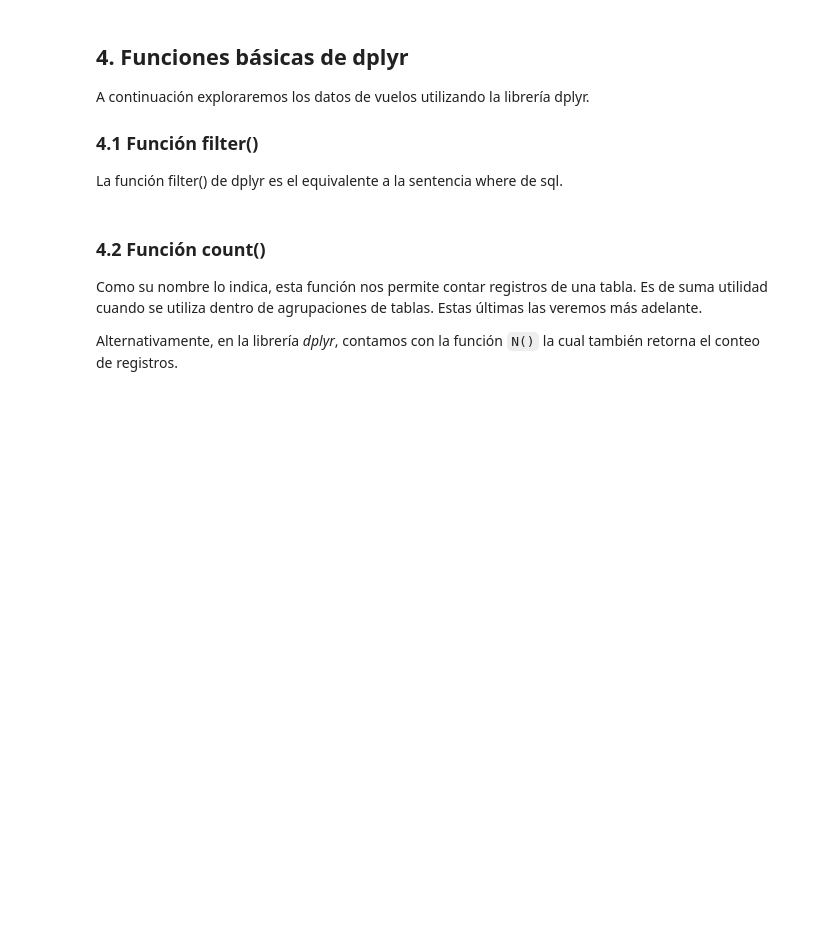
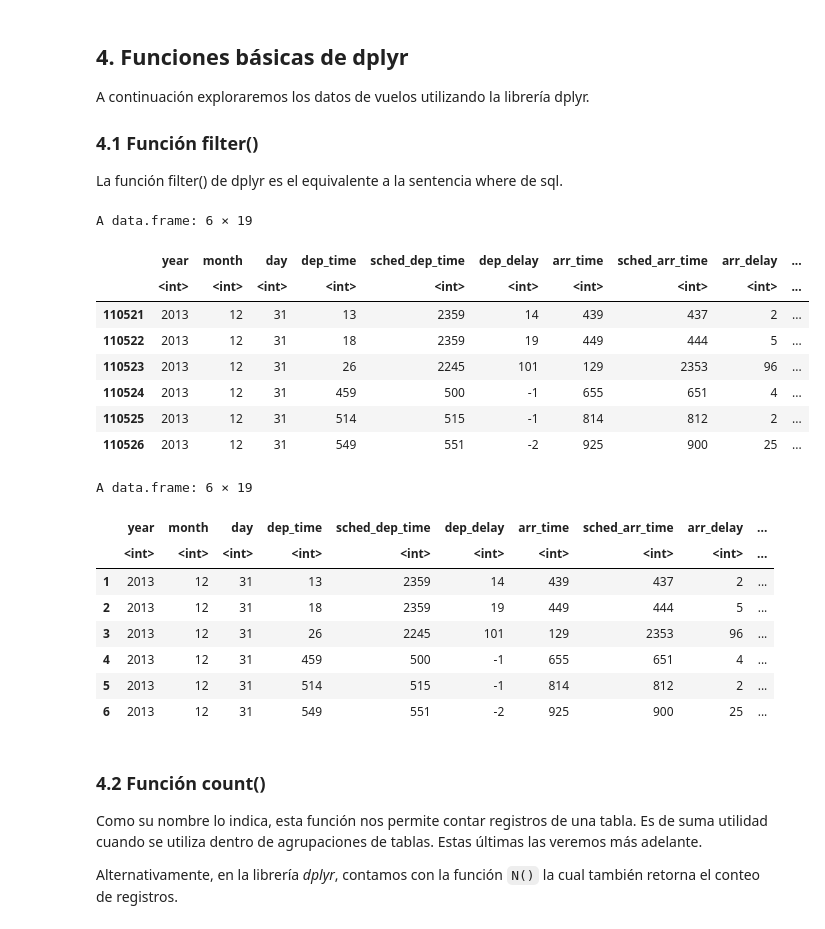
Before and after one commit to HaroldConley/diplomado_BD, a Jupyter notebook: Clase3/Clase3_01_manipulacion_de_tablas_I.ipynb, the cells around one changed output. Saved outputs shown, nothing was run; the diff lists cells and outputs as text; code cells hidden in the pictures; blank space fills up the shorter version.

```diff
--- a/Clase3/Clase3_01_manipulacion_de_tablas_I.ipynb
+++ b/Clase3/Clase3_01_manipulacion_de_tablas_I.ipynb
@@ -97,8 +160,31 @@ La función filter() de dplyr es el equivalente a la sentencia where de sql.
 # %%
 # filter() # where de sql----------------------------------------------------------------
 # Registros que tengan fecha 31 de diciembre
 # Antes
 # Ahora
+head(vuelos[vuelos$month == 12 & vuelos$day == 31,])
+
+#pero se puede hacer más fácil con filter
+head(filter(vuelos, month==12 & day == 31))
+# %% [output]
+A data.frame: 6 × 19
+|  | year | month | day | dep_time | sched_dep_time | dep_delay | arr_time | sched_arr_time | arr_delay | ... |
+|  | <int> | <int> | <int> | <int> | <int> | <int> | <int> | <int> | <int> | ... |
+| 110521 | 2013 | 12 | 31 | 13 | 2359 | 14 | 439 | 437 | 2 | ... |
+| 110522 | 2013 | 12 | 31 | 18 | 2359 | 19 | 449 | 444 | 5 | ... |
+| 110523 | 2013 | 12 | 31 | 26 | 2245 | 101 | 129 | 2353 | 96 | ... |
+| 110524 | 2013 | 12 | 31 | 459 | 500 | -1 | 655 | 651 | 4 | ... |
+| 110525 | 2013 | 12 | 31 | 514 | 515 | -1 | 814 | 812 | 2 | ... |
+| 110526 | 2013 | 12 | 31 | 549 | 551 | -2 | 925 | 900 | 25 | ... |
+A data.frame: 6 × 19
+|  | year | month | day | dep_time | sched_dep_time | dep_delay | arr_time | sched_arr_time | arr_delay | ... |
+|  | <int> | <int> | <int> | <int> | <int> | <int> | <int> | <int> | <int> | ... |
+| 1 | 2013 | 12 | 31 | 13 | 2359 | 14 | 439 | 437 | 2 | ... |
+| 2 | 2013 | 12 | 31 | 18 | 2359 | 19 | 449 | 444 | 5 | ... |
+| 3 | 2013 | 12 | 31 | 26 | 2245 | 101 | 129 | 2353 | 96 | ... |
+| 4 | 2013 | 12 | 31 | 459 | 500 | -1 | 655 | 651 | 4 | ... |
+| 5 | 2013 | 12 | 31 | 514 | 515 | -1 | 814 | 812 | 2 | ... |
+| 6 | 2013 | 12 | 31 | 549 | 551 | -2 | 925 | 900 | 25 | ... |
 # %% [markdown]
 ### 4.2 Función count()
 
```
Also changed, not shown: parts of 4 cells of this notebook.
